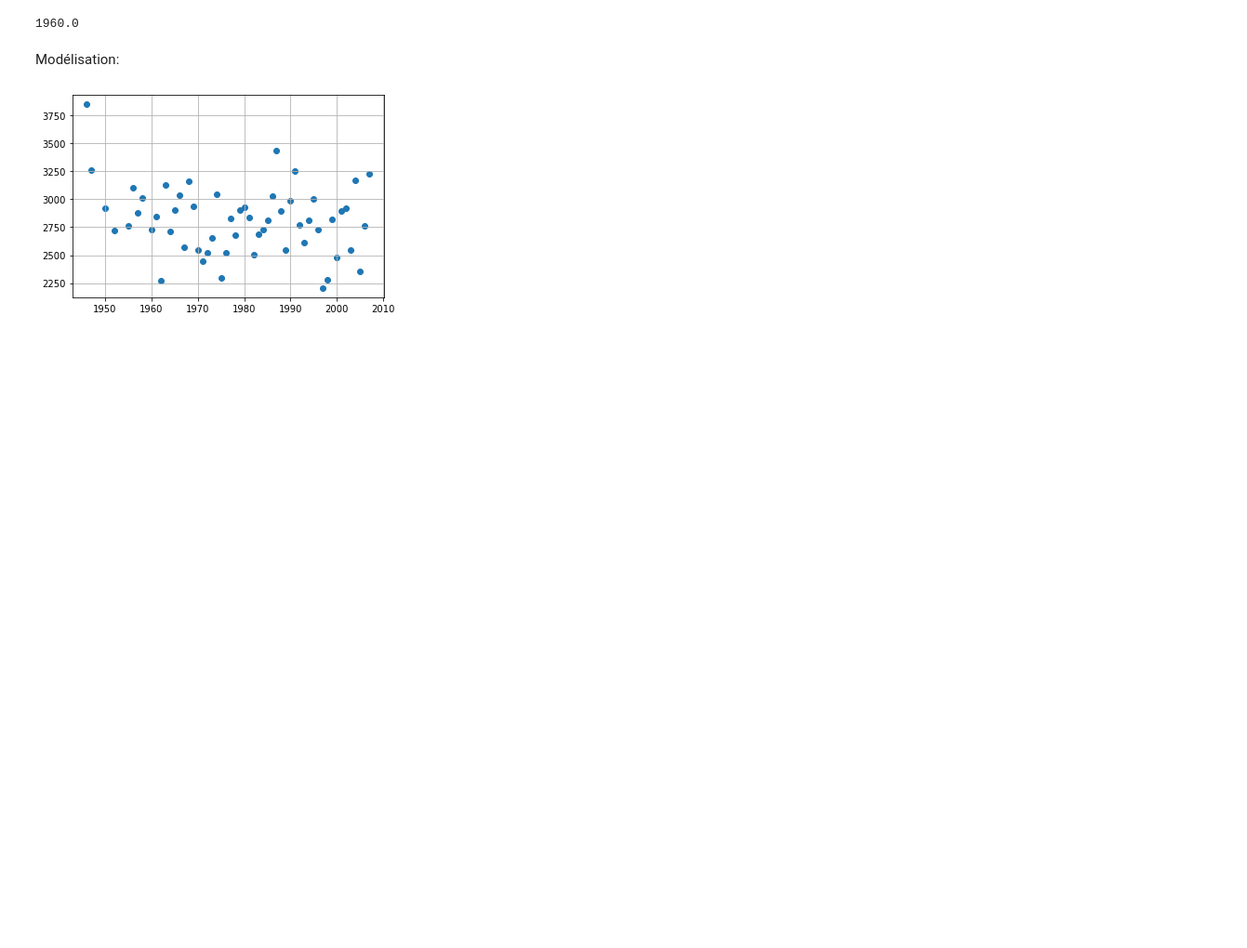
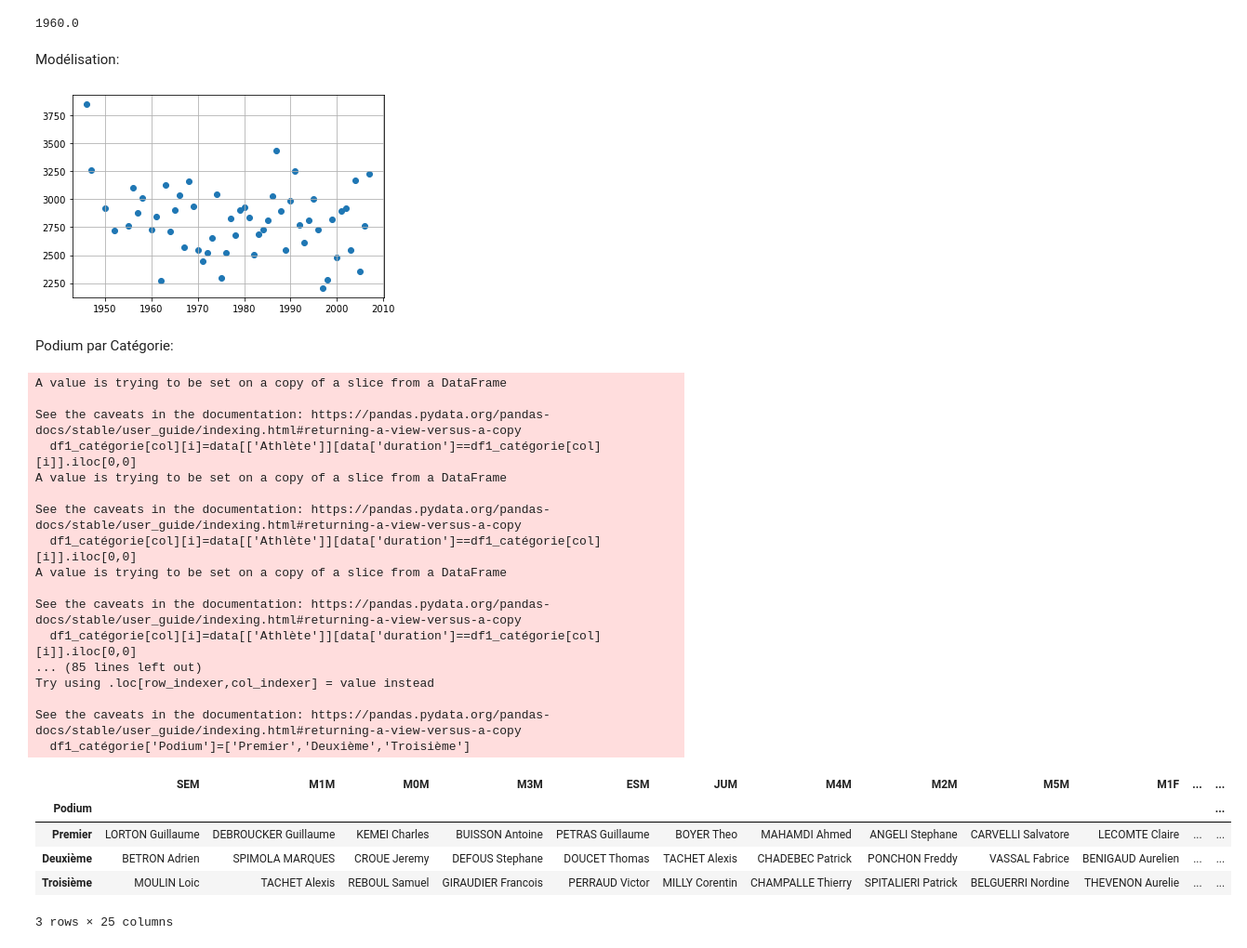
Before and after one commit to Kirscher/ResultAthle, a Jupyter notebook: eda.ipynb, the cells around one changed output. Shown at 93% size. Drawn from its saved outputs; the diff is of its cells as text; code cells hidden in the pictures; blank space fills up the shorter version.

Commit message:
podium par catégorie

```diff
--- a/eda.ipynb
+++ b/eda.ipynb
@@ -159,3 +142,65 @@ plt.scatter(df1.index,df1.loc[:,df1.columns[1]])
 plt.show()
 # %% [output]
 [figure]
+# %% [markdown]
+Podium par Catégorie:
+# %%
+#Extraction des différentes catégories de la compétition
+
+Catégorie = data['Catégorie'].unique()
+
+# Création d'un dictionaire des temps pour chaque catégorie
+
+dict_catégorie = {}
+for x in Catégorie:
+    dict_catégorie[x] = data['duration'][data['Catégorie']==x]
+
+#Création d'un dataframe avec les catégorie en colonnes et les temps des participants y appartenant en valeur
+
+df_catégorie = pd.DataFrame(dict_catégorie)
+
+#Tri des temps pour les 3 premiers temps de chaque catégorie
+
+
+df1_catégorie=df_catégorie.copy()
+for col in df1_catégorie.columns:
+    for i in range(3):
+        df1_catégorie[col][i] = df_catégorie[col].nsmallest(3).iloc[i]
+
+#Extractio des Athlètes correspondants aux 3 premier temps de chaque catégorie
+for col in df1_catégorie.columns:
+    for i in range(3):
+        try:
+            df1_catégorie[col][i]=data[['Athlète']][data['duration']==df1_catégorie[col][i]].iloc[0,0]
+        except:
+            break
+
+#Extraction des 3 premières ligne correspondant au podium
+df1_catégorie=df1_catégorie.iloc[:3,:]
+df1_catégorie['Podium']=['Premier','Deuxième','Troisième']
+df1_catégorie = df1_catégorie.set_index('Podium')
+display(df1_catégorie)
+# %% [output]
+A value is trying to be set on a copy of a slice from a DataFrame
+
+See the caveats in the documentation: https://pandas.pydata.org/pandas-docs/stable/user_guide/indexing.html#returning-a-view-versus-a-copy
+  df1_catégorie[col][i]=data[['Athlète']][data['duration']==df1_catégorie[col][i]].iloc[0,0]
+A value is trying to be set on a copy of a slice from a DataFrame
+
+See the caveats in the documentation: https://pandas.pydata.org/pandas-docs/stable/user_guide/indexing.html#returning-a-view-versus-a-copy
+  df1_catégorie[col][i]=data[['Athlète']][data['duration']==df1_catégorie[col][i]].iloc[0,0]
+A value is trying to be set on a copy of a slice from a DataFrame
+
+See the caveats in the documentation: https://pandas.pydata.org/pandas-docs/stable/user_guide/indexing.html#returning-a-view-versus-a-copy
+  df1_catégorie[col][i]=data[['Athlète']][data['duration']==df1_catégorie[col][i]].iloc[0,0]
+... (85 lines left out)
+Try using .loc[row_indexer,col_indexer] = value instead
+
+See the caveats in the documentation: https://pandas.pydata.org/pandas-docs/stable/user_guide/indexing.html#returning-a-view-versus-a-copy
+  df1_catégorie['Podium']=['Premier','Deuxième','Troisième']
+|  | SEM | M1M | M0M | M3M | ESM | JUM | M4M | M2M | M5M | M1F | ... | ... |
+| Podium |  |  |  |  |  |  |  |  |  |  |  | ... |
+| Premier | LORTON Guillaume | DEBROUCKER Guillaume | KEMEI Charles | BUISSON Antoine | PETRAS Guillaume | BOYER Theo | MAHAMDI Ahmed | ANGELI Stephane | CARVELLI Salvatore | LECOMTE Claire | ... | ... |
+| Deuxième | BETRON Adrien | SPIMOLA MARQUES | CROUE Jeremy | DEFOUS Stephane | DOUCET Thomas | TACHET Alexis | CHADEBEC Patrick | PONCHON Freddy | VASSAL Fabrice | BENIGAUD Aurelien | ... | ... |
+| Troisième | MOULIN Loic | TACHET Alexis | REBOUL Samuel | GIRAUDIER Francois | PERRAUD Victor | MILLY Corentin | CHAMPALLE Thierry | SPITALIERI Patrick | BELGUERRI Nordine | THEVENON Aurelie | ... | ... |
+3 rows × 25 columns
```
Also changed, not shown: parts of 6 cells of this notebook.
